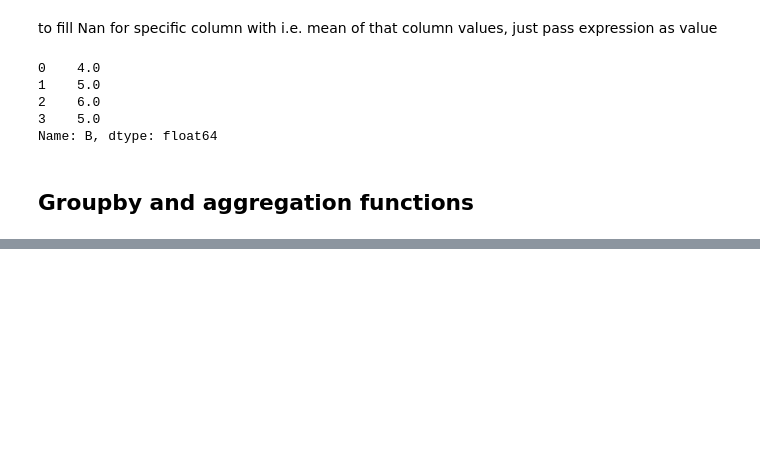
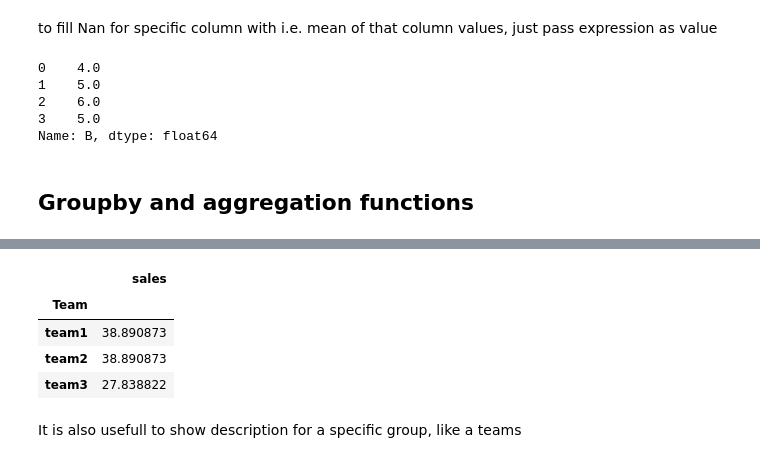
Before and after one commit to Artur-Ws/Data_Science_Basics, a Jupyter notebook: pandas_notes.ipynb, the cells around one changed output, grey strips where cells are left out. Cells and saved outputs as stored; diff of their text form; code cells hidden in the pictures; blank space fills up the shorter version.

```diff
--- a/pandas_notes.ipynb
+++ b/pandas_notes.ipynb
@@ -500,0 +542,10 @@ Name: B, dtype: float64
+# %%
+df.groupby('Team').std()
+# %% [output]
+|  | sales |
+| Team |  |
+| team1 | 38.890873 |
+| team2 | 38.890873 |
+| team3 | 27.838822 |
+# %% [markdown]
+It is also usefull to show description for a specific group, like a teams
```
Also changed, not shown: parts of 8 cells of this notebook.
